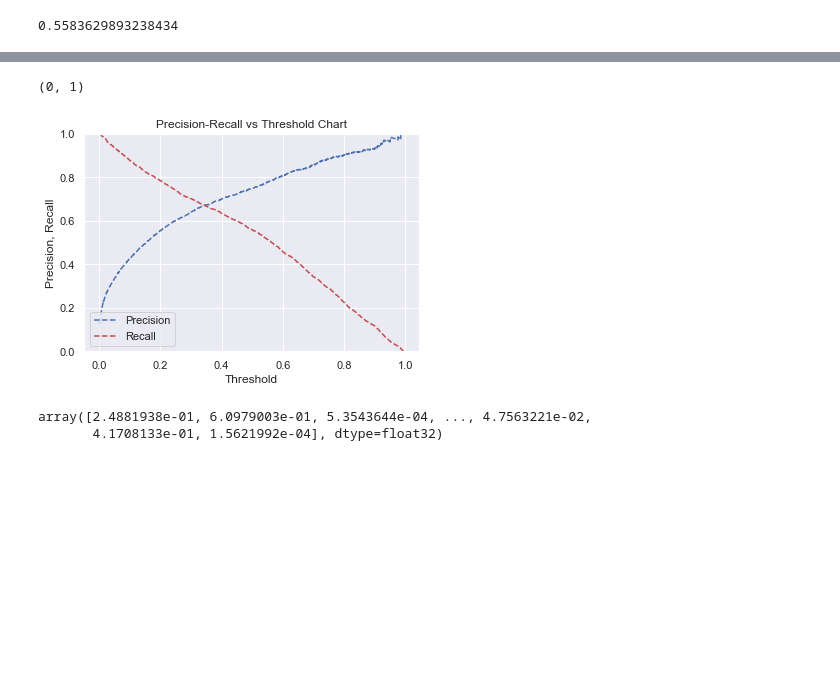
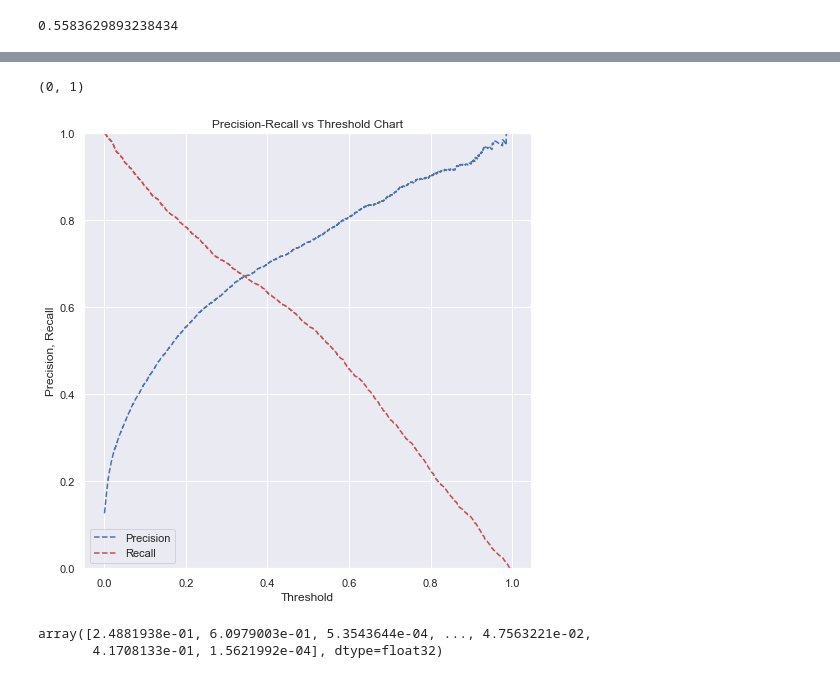
Before and after one commit to runnerup67/Projects, a Jupyter notebook: London_Toursim.ipynb, the cells around one changed output, grey strips where cells are left out. Drawn from its saved outputs; the diff is of its cells as text; code cells hidden in the pictures; blank space fills up the shorter version.

```diff
--- a/London_Toursim.ipynb
+++ b/London_Toursim.ipynb
@@ -651,22 +700,24 @@ plt.show()
 # %%
+plt.figure(figsize = (8, 8))
+
 probs_y=xgb_random.predict_proba(X_test)
 
 from sklearn.metrics import precision_recall_curve
 precision, recall, thresholds = precision_recall_curve(y_test, probs_y[:,
 1])
 
 pr_auc = metrics.auc(recall, precision)
 
 plt.title("Precision-Recall vs Threshold Chart")
 plt.plot(thresholds, precision[: -1], "b--", label="Precision")
 plt.plot(thresholds, recall[: -1], "r--", label="Recall")
 plt.ylabel("Precision, Recall")
 plt.xlabel("Threshold")
 plt.legend(loc="lower left")
 plt.ylim([0,1])
 # %% [output]
 (0, 1)
-[figure, old version]
+[figure, new version]
 # %%
 y_pred_prob
 # %% [output]
```
Also changed, not shown: parts of 54 cells of this notebook.
